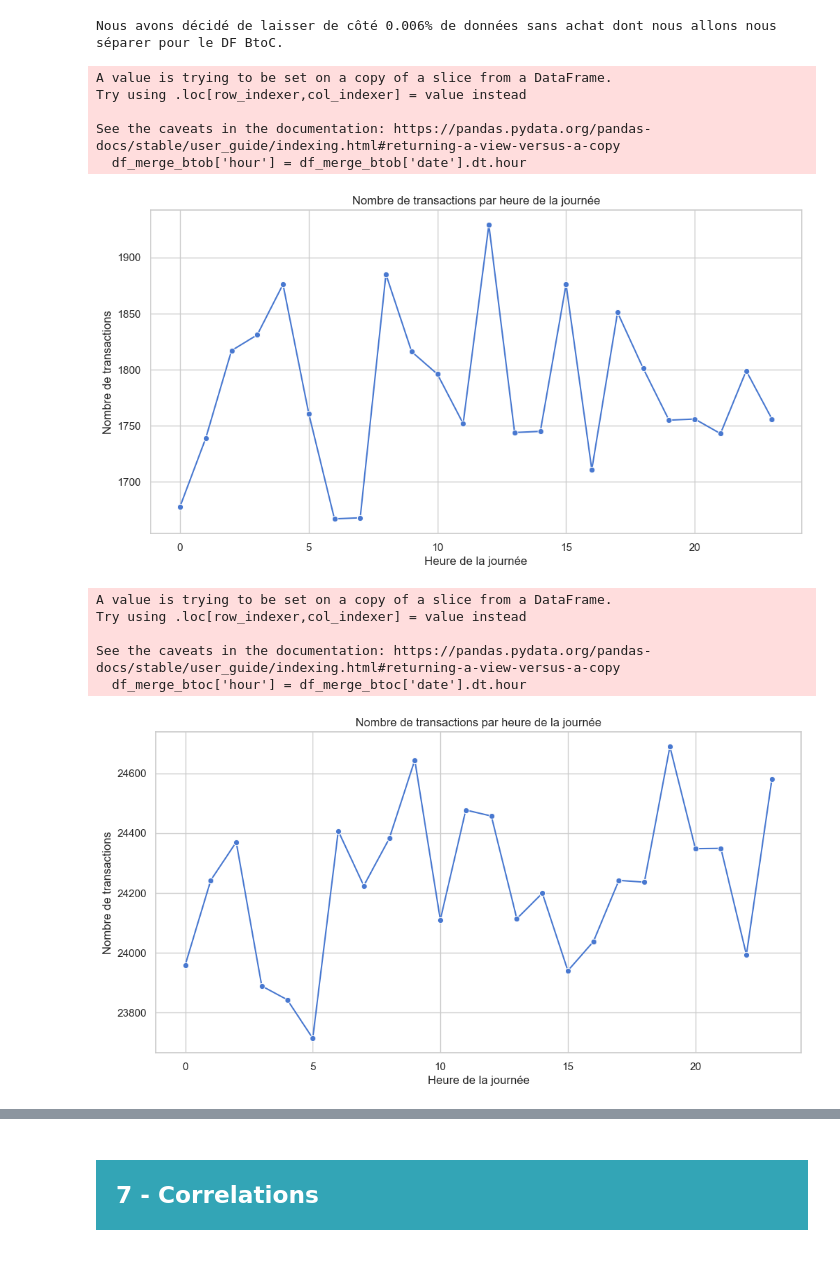
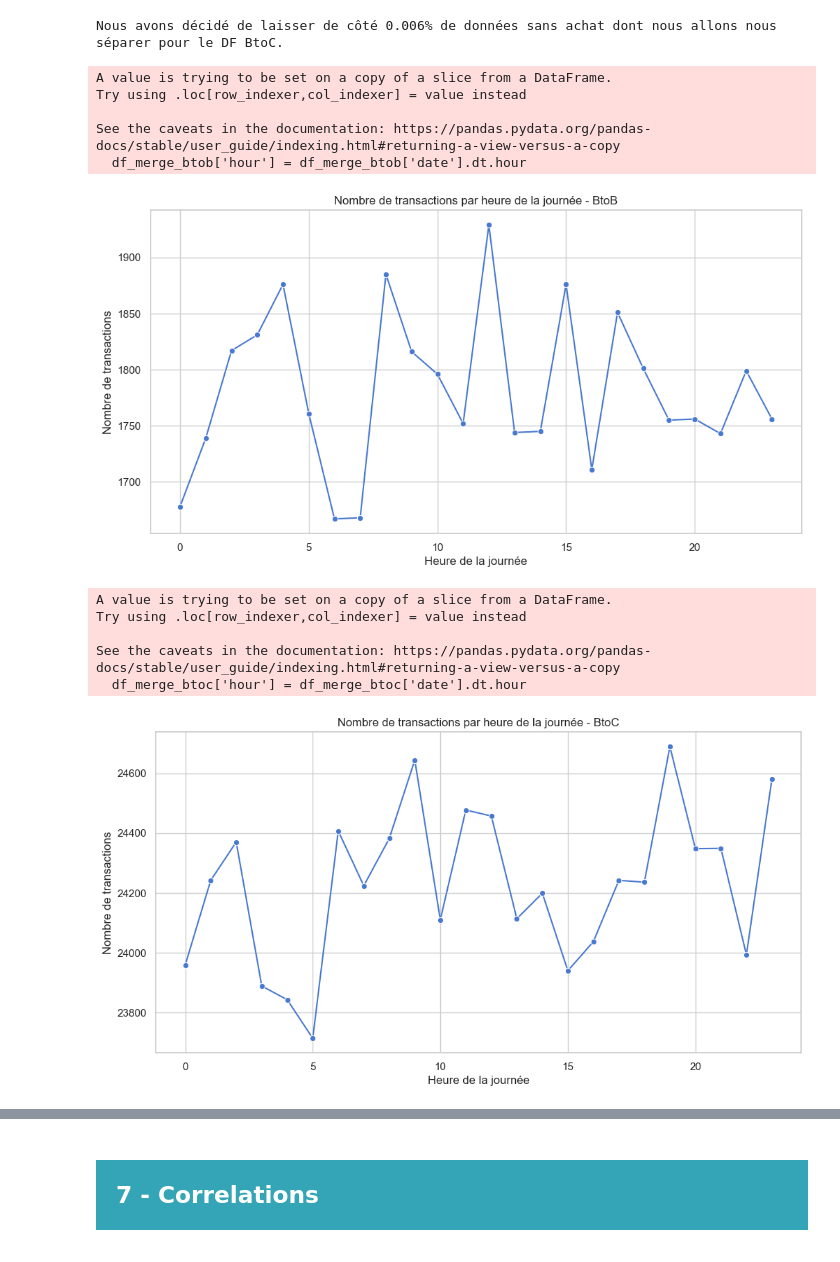
Before and after one commit to obenmaha/analyse-ventes-librairie, a Jupyter notebook: Analyse des Vente_V2.ipynb, the cells around one changed output, grey strips where cells are left out. Saved outputs shown, nothing was run; the diff lists cells and outputs as text; code cells hidden in the pictures.

Commit message:
correction theme graph

```diff
--- a/Analyse des Vente_V2.ipynb
+++ b/Analyse des Vente_V2.ipynb
@@ -1258,25 +1252,25 @@ Nous avons décidé de laisser de côté 0.006% de données sans achat dont nous
 # %%
 # Extraire l'heure de la journée
 df_merge_btob['hour'] = df_merge_btob['date'].dt.hour
 
 # Compter le nombre de transactions par heure
 transactions_by_hour_btob = df_merge_btob.groupby('hour')['session_id'].count()
 
 # Tracer le graphique
 plt.figure(figsize=(12, 6))
 sns.lineplot(x=transactions_by_hour_btob.index, y=transactions_by_hour_btob.values, marker='o')
-plt.title("Nombre de transactions par heure de la journée")
+plt.title("Nombre de transactions par heure de la journée - BtoB")
 plt.xlabel("Heure de la journée")
 plt.ylabel("Nombre de transactions")
 plt.grid(True)
 plt.show()
 # %% [output]
 A value is trying to be set on a copy of a slice from a DataFrame.
 Try using .loc[row_indexer,col_indexer] = value instead
 
 See the caveats in the documentation: https://pandas.pydata.org/pandas-docs/stable/user_guide/indexing.html#returning-a-view-versus-a-copy
   df_merge_btob['hour'] = df_merge_btob['date'].dt.hour
-[figure, old version]
+[figure, new version]
 # %%
 # Extraire l'heure de la journée
 df_merge_btoc['hour'] = df_merge_btoc['date'].dt.hour
@@ -1287,7 +1281,7 @@ transactions_by_hour_btoc = df_merge_btoc.groupby('hour')['session_id'].count()
 # Tracer le graphique
 plt.figure(figsize=(12, 6))
 sns.lineplot(x=transactions_by_hour_btoc.index, y=transactions_by_hour_btoc.values, marker='o')
-plt.title("Nombre de transactions par heure de la journée")
+plt.title("Nombre de transactions par heure de la journée - BtoC")
 plt.xlabel("Heure de la journée")
 plt.ylabel("Nombre de transactions")
 plt.grid(True)
@@ -1298,7 +1292,7 @@ Try using .loc[row_indexer,col_indexer] = value instead
 
 See the caveats in the documentation: https://pandas.pydata.org/pandas-docs/stable/user_guide/indexing.html#returning-a-view-versus-a-copy
   df_merge_btoc['hour'] = df_merge_btoc['date'].dt.hour
-[figure, old version]
+[figure, new version]
 # %%
 # Compter le nombre de transactions par heure
 ca_by_hour_btob = df_merge_btob.groupby('hour')['price'].sum()
```
Also changed, not shown: parts of 38 cells of this notebook.
